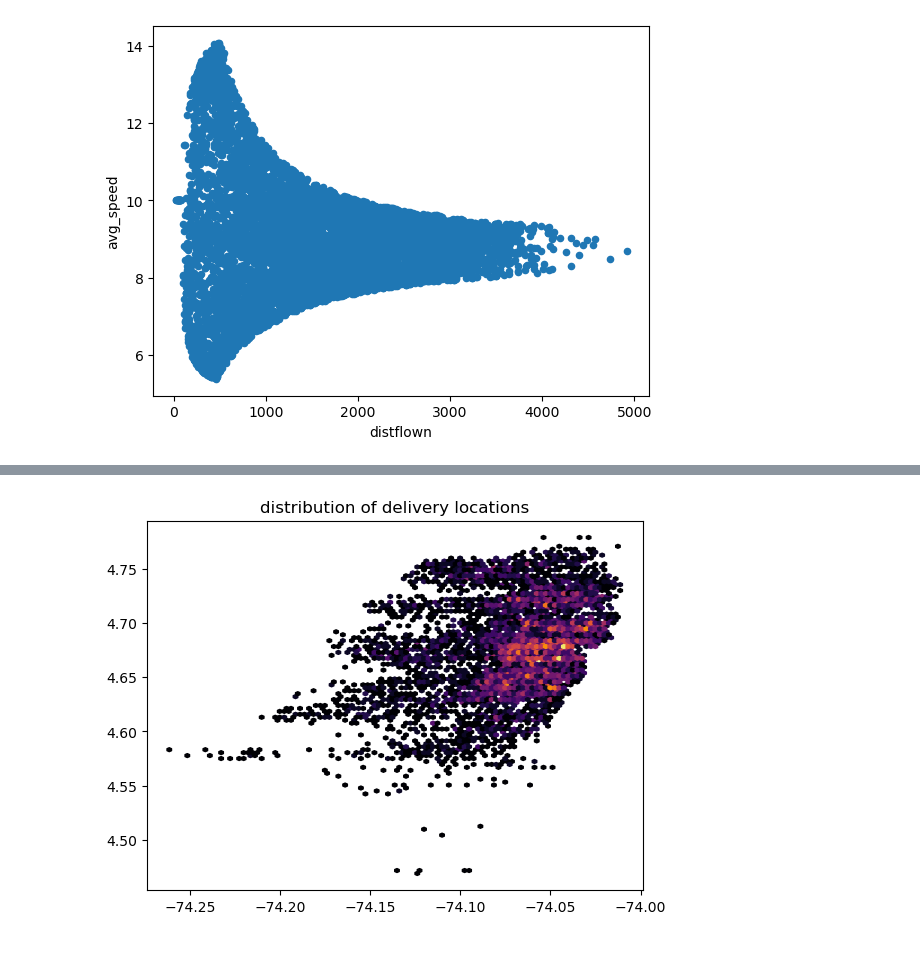
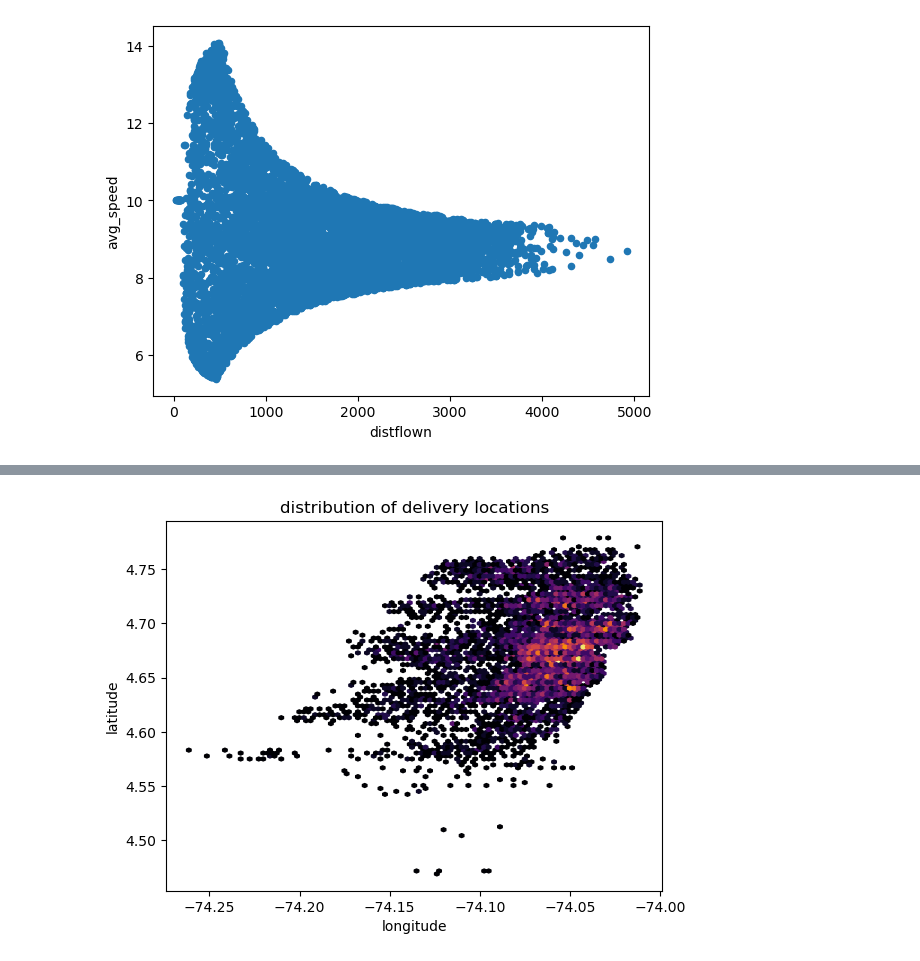
Before and after one commit to MDiDeo/cap6707_uav_project, a Jupyter notebook: multiple_UAV.ipynb, the cells around one changed output, grey strips where cells are left out. Saved outputs shown, nothing was run; the diff lists cells and outputs as text; code cells hidden in the pictures.

```diff
--- a/multiple_UAV.ipynb
+++ b/multiple_UAV.ipynb
@@ -248,6 +279,8 @@ df.plot('distflown', 'avg_speed', kind='scatter')
 # %%
-coll = plt.hexbin(x='lon_final', y='lat_final', data=df, gridsize=100, cmap="inferno", mincnt=1)
+plt.hexbin(x='lon_final', y='lat_final', data=df, gridsize=100, cmap="inferno", mincnt=1)
+plt.xlabel("longitude")
+plt.ylabel('latitude')
 plt.title("distribution of delivery locations")
 plt.show()
 # %% [output]
-[figure, old version]
+[figure, new version]
```
Also changed, not shown: parts of 28 cells of this notebook, 2 other files.
